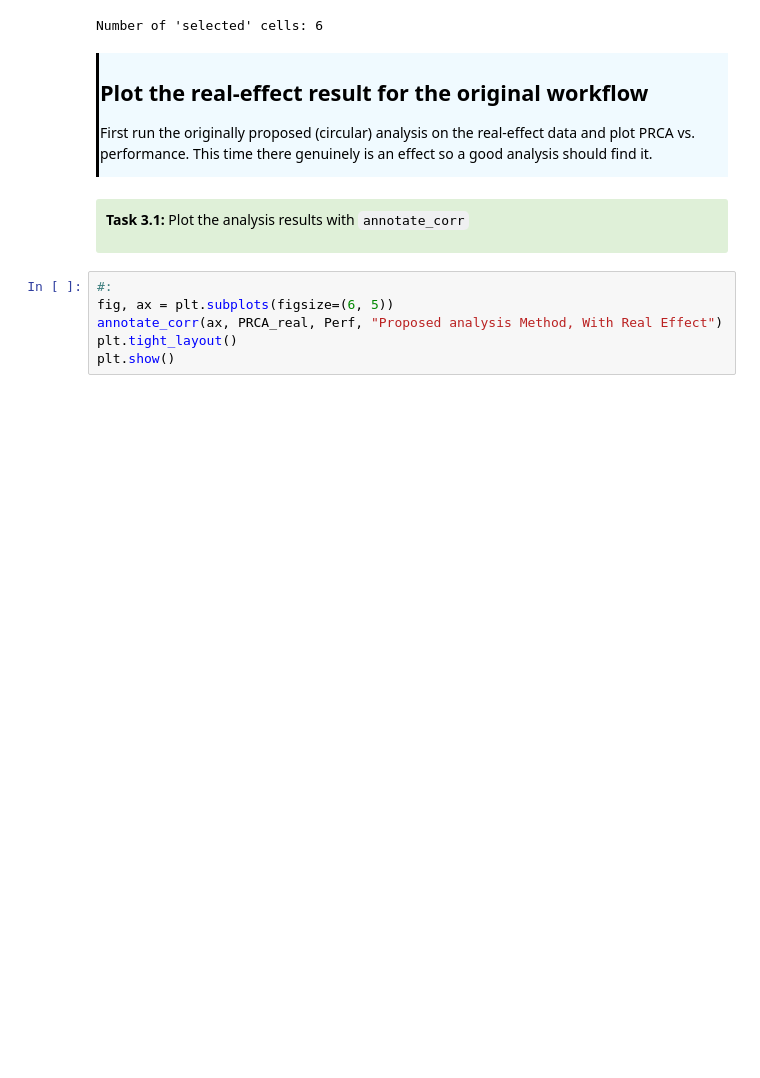
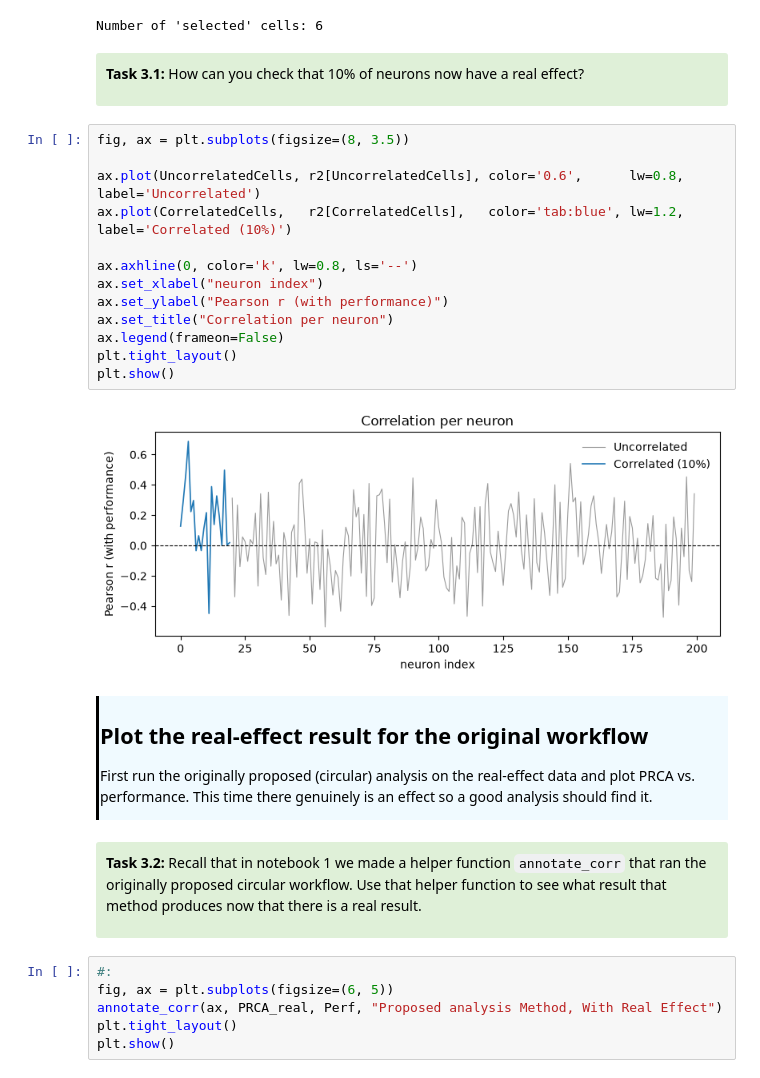
Before and after one commit to AllenSWDB/SWDB_2026_Good_Analysis, a Jupyter notebook: code/Workshop-1_SimulatedAnalysis/solutions/3_simulating-ground-truth.ipynb, the cells around one changed output. Cells and saved outputs as stored; diff of their text form; blank space fills up the shorter version.

```diff
--- a/code/Workshop-1_SimulatedAnalysis/solutions/3_simulating-ground-truth.ipynb
+++ b/code/Workshop-1_SimulatedAnalysis/solutions/3_simulating-ground-truth.ipynb
@@ -79,6 +79,27 @@ PRCA_real = DA_real[:, SelectedCells_real].mean(axis=1)
 print(f"Number of 'selected' cells: {SelectedCells_real.size}")
 # %% [output]
 Number of 'selected' cells: 6
+# %% [markdown]
+<div style="background: #DFF0D8; border-radius: 3px; padding: 10px;">
+
+**Task 3.1:** How can you check that 10% of neurons now have a real effect?
+
+</div>
+# %%
+fig, ax = plt.subplots(figsize=(8, 3.5))
+
+ax.plot(UncorrelatedCells, r2[UncorrelatedCells], color='0.6',      lw=0.8, label='Uncorrelated')
+ax.plot(CorrelatedCells,   r2[CorrelatedCells],   color='tab:blue', lw=1.2, label='Correlated (10%)')
+
+ax.axhline(0, color='k', lw=0.8, ls='--')
+ax.set_xlabel("neuron index")
+ax.set_ylabel("Pearson r (with performance)")
+ax.set_title("Correlation per neuron")
+ax.legend(frameon=False)
+plt.tight_layout()
+plt.show()
+# %% [output]
+[figure, added]
 # %% [markdown]
 
 <div style="border-left: 3px solid #000; padding: 1px; padding-left: 10px; background: #F0FAFF; color: #000000;">
@@ -92,7 +113,7 @@ performance. This time there genuinely is an effect so a good analysis should fi
 # %% [markdown]
 <div style="background: #DFF0D8; border-radius: 3px; padding: 10px;">
 
-**Task 3.1:** Plot the analysis results with `annotate_corr`
+**Task 3.2:** Recall that in notebook 1 we made a helper function `annotate_corr` that ran the originally proposed circular workflow. Use that helper function to see what result that method produces now that there is a real result.
 </div>
 # %%
 #:
```
Also changed, not shown: parts of 10 cells of this notebook, 8 other files.
